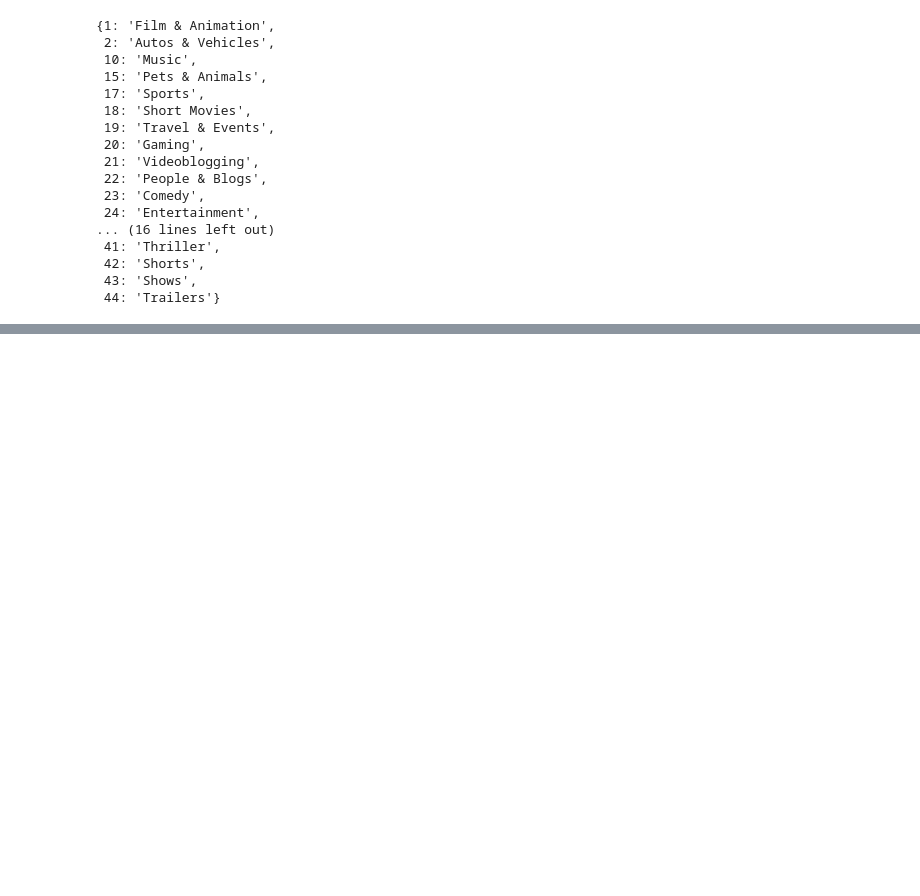
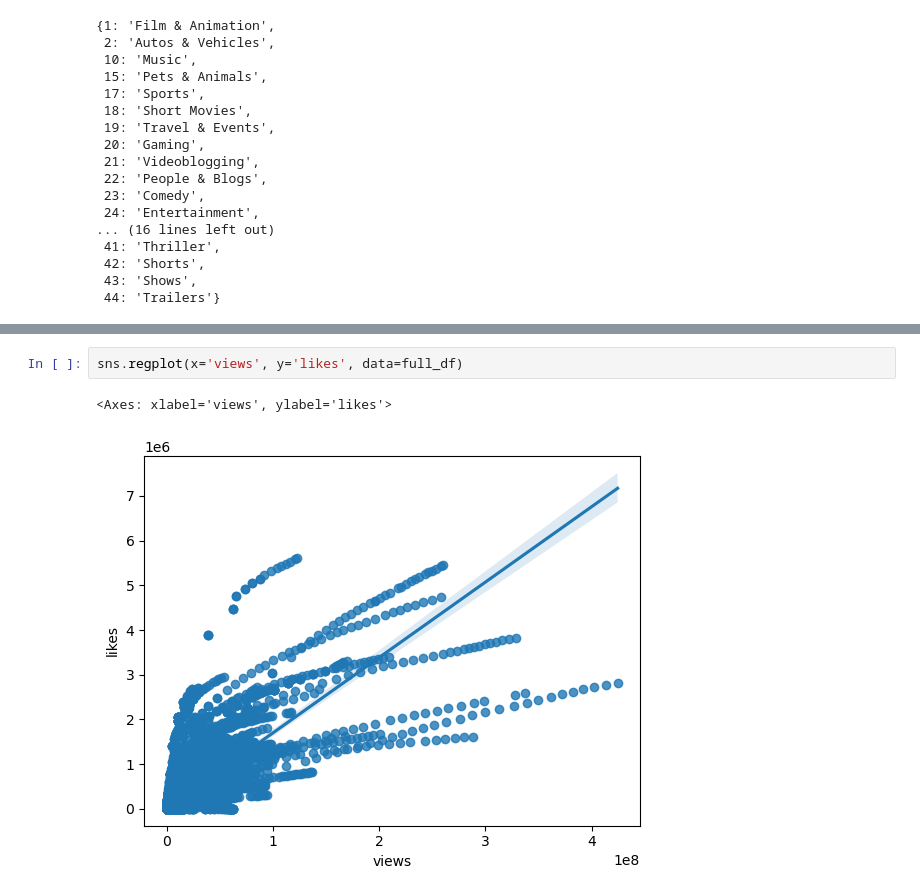
Before and after one commit to xiaox0409/youtube_analysis, a Jupyter notebook: import,clean,export.ipynb, the cells around one changed output, grey strips where cells are left out. Drawn from its saved outputs; the diff is of its cells as text; blank space fills up the shorter version.

```diff
--- a/import,clean,export.ipynb
+++ b/import,clean,export.ipynb
@@ -81,0 +63,5 @@ plt.xticks(rotation = 45)
+# %%
+sns.regplot(x='views', y='likes', data=full_df)
+# %% [output]
+<Axes: xlabel='views', ylabel='likes'>
+[figure, added]
```
Also changed, not shown: parts of 11 cells of this notebook.
